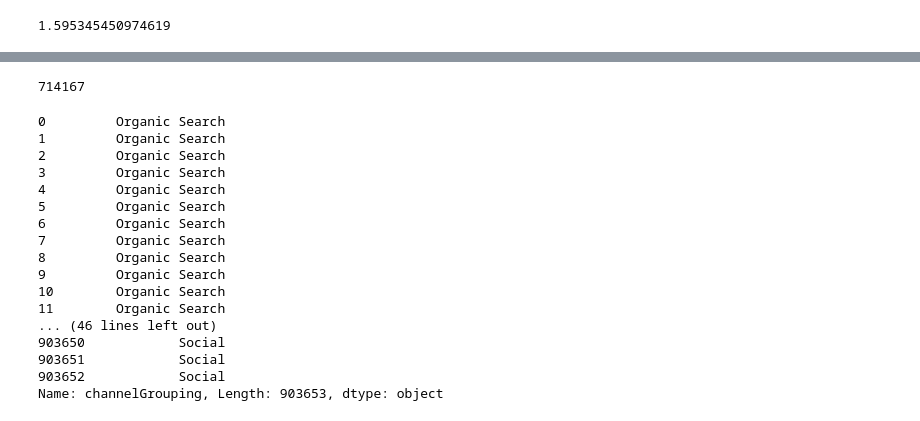
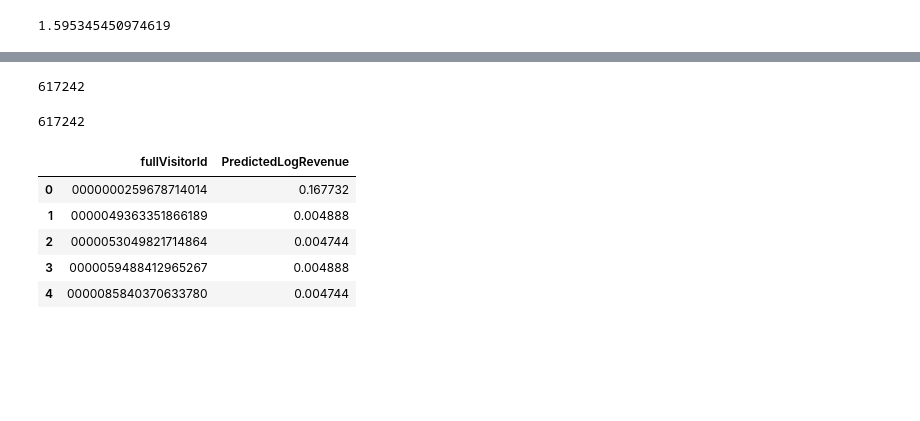
Before and after one commit to futai-lin/customer-revenue-prediction, a Jupyter notebook: xgb_lgbm.ipynb, the cells around one changed output, grey strips where cells are left out. Drawn from its saved outputs; the diff is of its cells as text; code cells hidden in the pictures; blank space fills up the shorter version.

```diff
--- a/xgb_lgbm.ipynb
+++ b/xgb_lgbm.ipynb
@@ -249,0 +335,7 @@ rmse(np.log1p(pred_dev['totals.transactionRevenue']), np.log1p(pred_dev['predRev
+# %%
+total_features = [x for x in total_features if x not in train_features]
+# %%
+train_visitor = train_visitor[total_features+['fullVisitorId', 'totals.transactionRevenue']]
+test_visitor = test_visitor[total_features+['fullVisitorId']]
+# %%
+oof_pred, test_pred, importances = get_oof(train_visitor, test_visitor, total_features)
@@ -250,11 +360,15 @@ rmse(np.log1p(pred_dev['totals.transactionRevenue']), np.log1p(pred_dev['predRev
 # %%
-len(pred_dev)
+len(test_pred)
 # %% [output]
-714167
+617242
+# %%
+len(test_visitor)
+# %% [output]
+617242
 # %%
 submission = pd.read_csv('sample_submission.csv')
 test_id = test_df['fullVisitorId'].values
-pred_test_df = pd.DataFrame({'fullVisitorID': test_id})
+pred_test_df = pd.DataFrame({'fullVisitorID': test_visitor['fullVisitorId'].values})
 pred_test_df['predict'] = test_pred
 pred_test_df = pred_test_df.groupby('fullVisitorID')['predict'].sum().reset_index()
 pred_test_df['predict'] = np.log1p(pred_test_df['predict'].values)
@@ -262,25 +376,14 @@ pred_test_df['predict'] = np.log1p(pred_test_df['predict'].values)
 submission = submission.merge(pred_test_df, left_on='fullVisitorId', right_on='fullVisitorID')
 submission =submission.drop(['PredictedLogRevenue', 'fullVisitorID'], axis=1)
 submission.columns = ['fullVisitorId', 'PredictedLogRevenue']
+# %%
+submission.head()
+# %% [output]
+|  | fullVisitorId | PredictedLogRevenue |
+| 0 | 0000000259678714014 | 0.167732 |
+| 1 | 0000049363351866189 | 0.004888 |
+| 2 | 0000053049821714864 | 0.004744 |
+| 3 | 0000059488412965267 | 0.004888 |
+| 4 | 0000085840370633780 | 0.004744 |
 # %%
 submission.to_csv('lgb_submission.csv', index=0)
-# %%
-train_df['channelGrouping']
-# %% [output]
-0         Organic Search
-1         Organic Search
-2         Organic Search
-3         Organic Search
-4         Organic Search
-5         Organic Search
-6         Organic Search
-7         Organic Search
-8         Organic Search
-9         Organic Search
-10        Organic Search
-11        Organic Search
-... (46 lines left out)
-903650            Social
-903651            Social
-903652            Social
-Name: channelGrouping, Length: 903653, dtype: object
```
Also changed, not shown: parts of 38 cells of this notebook.
